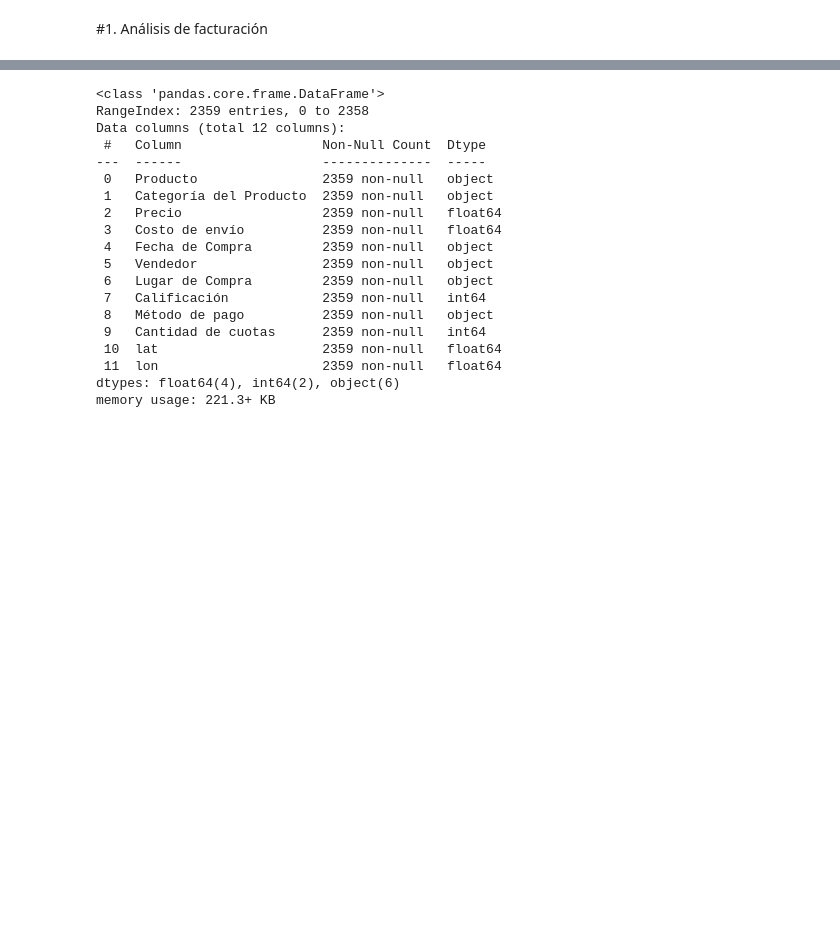
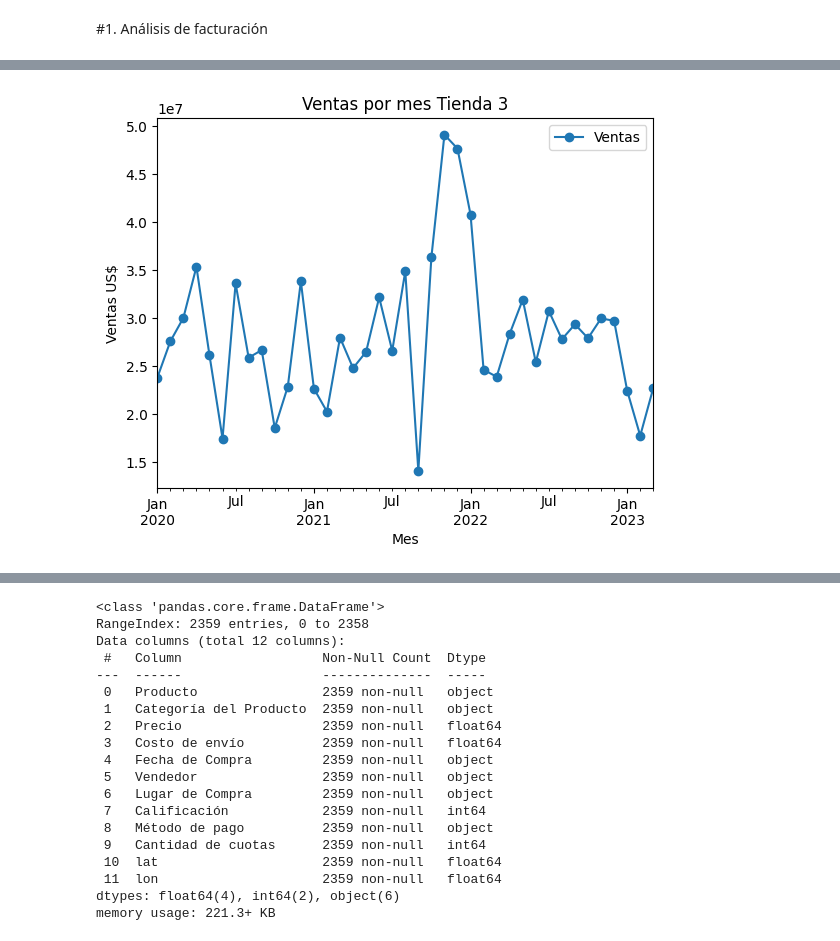
Before and after one commit to ejaila/Challenge_One_Data_Science, a Jupyter notebook: AluraStoreLatam.ipynb, the cells around one changed output, grey strips where cells are left out. Cells and saved outputs as stored; diff of their text form; code cells hidden in the pictures; blank space fills up the shorter version.

```diff
--- a/AluraStoreLatam.ipynb
+++ b/AluraStoreLatam.ipynb
@@ -44,0 +119,8 @@ La suma total de la tienda 4 es $ 1038375700.0
+# %%
+venta_tiempo_tienda3.plot(kind='line', x='Mes_año', y='Ventas', marker='o')
+plt.title('Ventas por mes Tienda 3')
+plt.xlabel('Mes')
+plt.ylabel('Ventas US$')
+plt.show()
+# %% [output]
+[figure, added]
```
Also changed, not shown: parts of 56 cells of this notebook.
